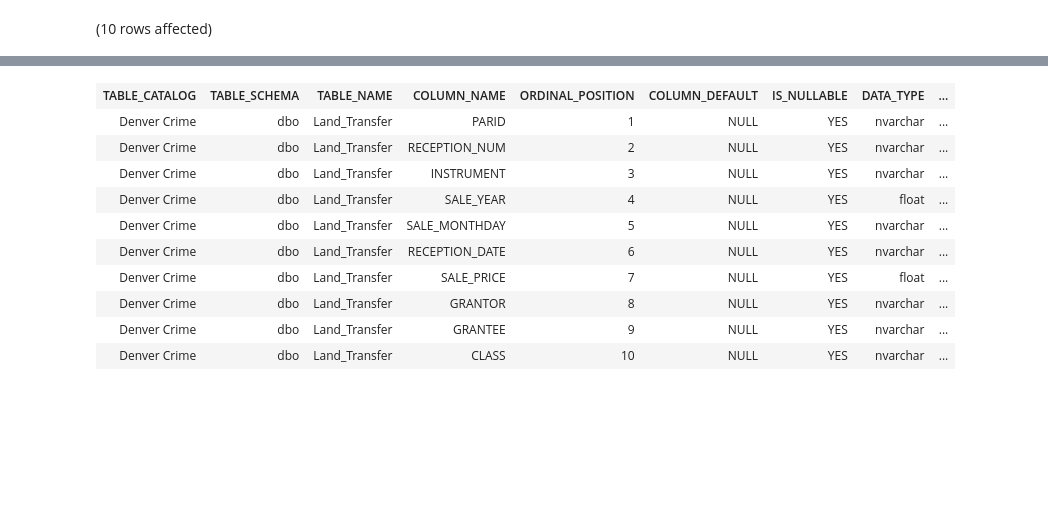
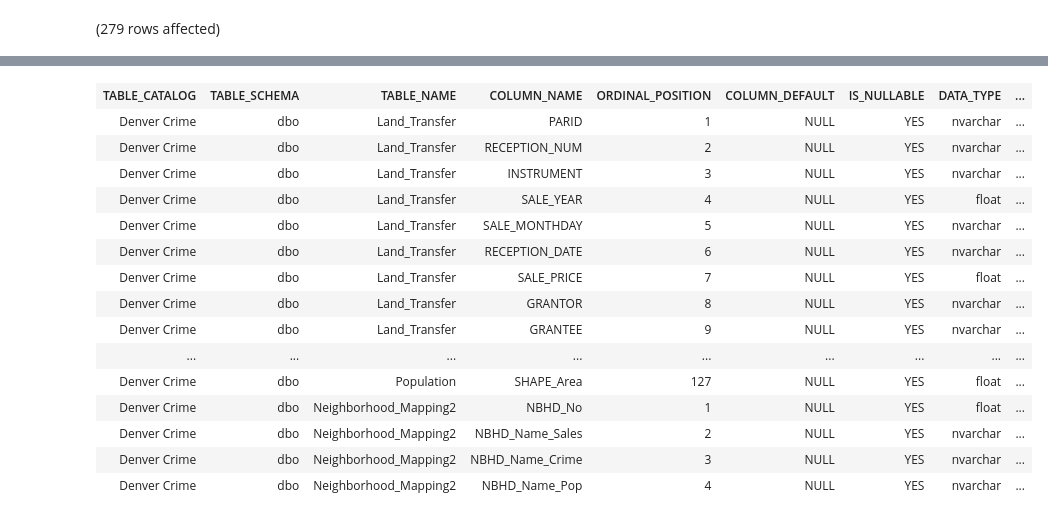
Before and after one commit to hmoughnieh/Impact-of-Crime-on-Housing-Prices-in-Denver-City, a Jupyter notebook: SQL_Prep.ipynb, the cells around one changed output, grey strips where cells are left out. Drawn from its saved outputs; the diff is of its cells as text; code cells hidden in the pictures; blank space fills up the shorter version.

```diff
--- a/SQL_Prep.ipynb
+++ b/SQL_Prep.ipynb
@@ -1,4 +1,4 @@
 # %%
-select top 10 * from INFORMATION_SCHEMA.COLUMNS
+select * from INFORMATION_SCHEMA.COLUMNS
 # %% [output]
-(10 rows affected)
+(279 rows affected)
@@ -6,11 +6,16 @@ Total execution time: 00:00:00.009
 | TABLE_CATALOG | TABLE_SCHEMA | TABLE_NAME | COLUMN_NAME | ORDINAL_POSITION | COLUMN_DEFAULT | IS_NULLABLE | DATA_TYPE | ... |
 | Denver Crime | dbo | Land_Transfer | PARID | 1 | NULL | YES | nvarchar | ... |
 | Denver Crime | dbo | Land_Transfer | RECEPTION_NUM | 2 | NULL | YES | nvarchar | ... |
 | Denver Crime | dbo | Land_Transfer | INSTRUMENT | 3 | NULL | YES | nvarchar | ... |
 | Denver Crime | dbo | Land_Transfer | SALE_YEAR | 4 | NULL | YES | float | ... |
 | Denver Crime | dbo | Land_Transfer | SALE_MONTHDAY | 5 | NULL | YES | nvarchar | ... |
 | Denver Crime | dbo | Land_Transfer | RECEPTION_DATE | 6 | NULL | YES | nvarchar | ... |
 | Denver Crime | dbo | Land_Transfer | SALE_PRICE | 7 | NULL | YES | float | ... |
 | Denver Crime | dbo | Land_Transfer | GRANTOR | 8 | NULL | YES | nvarchar | ... |
 | Denver Crime | dbo | Land_Transfer | GRANTEE | 9 | NULL | YES | nvarchar | ... |
-| Denver Crime | dbo | Land_Transfer | CLASS | 10 | NULL | YES | nvarchar | ... |
+| ... | ... | ... | ... | ... | ... | ... | ... | ... |
+| Denver Crime | dbo | Population | SHAPE_Area | 127 | NULL | YES | float | ... |
+| Denver Crime | dbo | Neighborhood_Mapping2 | NBHD_No | 1 | NULL | YES | float | ... |
+| Denver Crime | dbo | Neighborhood_Mapping2 | NBHD_Name_Sales | 2 | NULL | YES | nvarchar | ... |
+| Denver Crime | dbo | Neighborhood_Mapping2 | NBHD_Name_Crime | 3 | NULL | YES | nvarchar | ... |
+| Denver Crime | dbo | Neighborhood_Mapping2 | NBHD_Name_Pop | 4 | NULL | YES | nvarchar | ... |
```
Also changed, not shown: parts of 10 cells of this notebook.
